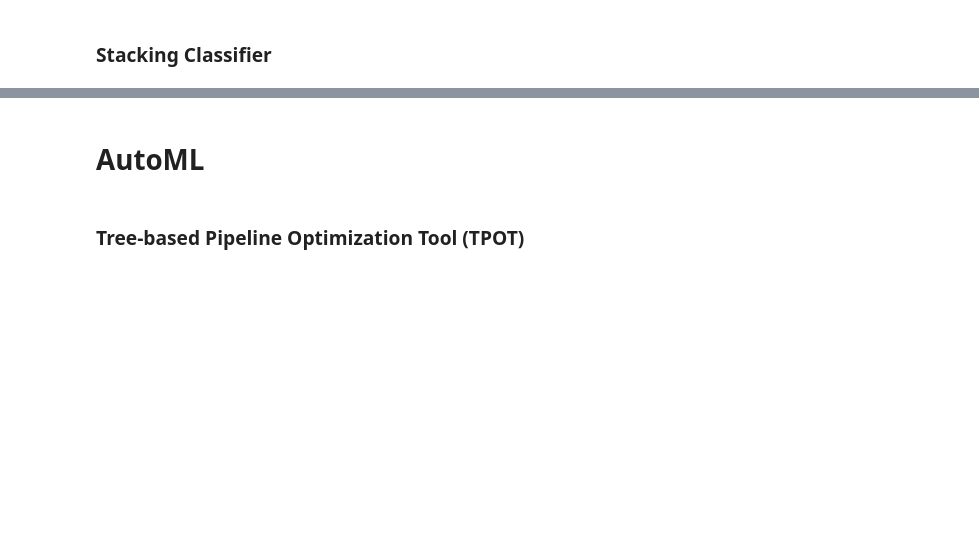
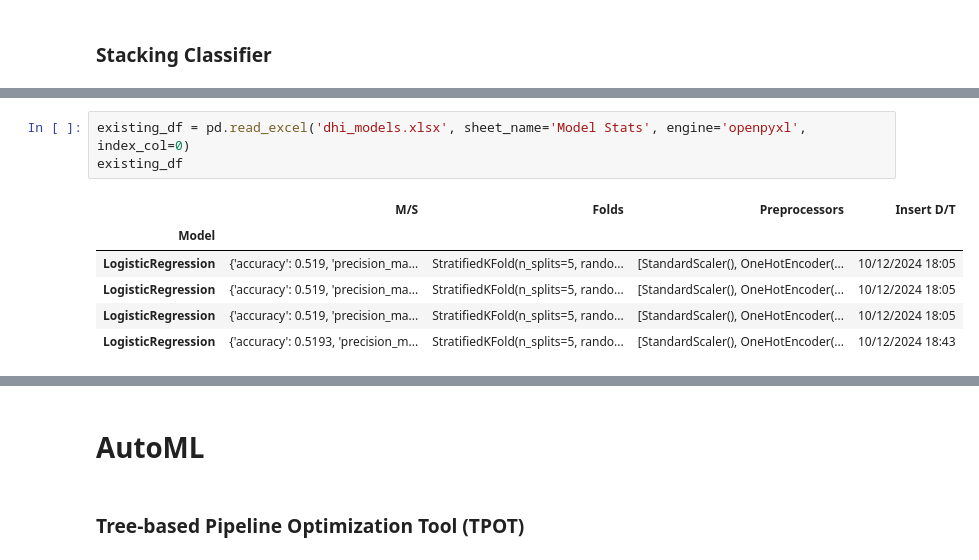
Before and after one commit to Spin8Cycle/diabHI, a Jupyter notebook: diabetes_health_indicator.ipynb, the cells around one changed output, grey strips where cells are left out. Drawn from its saved outputs; the diff is of its cells as text; blank space fills up the shorter version.

```diff
--- a/diabetes_health_indicator.ipynb
+++ b/diabetes_health_indicator.ipynb
@@ -915,0 +978,10 @@ pd.DataFrame(st_base)
+# %%
+existing_df = pd.read_excel('dhi_models.xlsx', sheet_name='Model Stats', engine='openpyxl', index_col=0)
+existing_df
+# %% [output]
+|  | M/S | Folds | Preprocessors | Insert D/T |
+| Model |  |  |  |  |
+| LogisticRegression | {'accuracy': 0.519, 'precision_ma... | StratifiedKFold(n_splits=5, rando... | [StandardScaler(), OneHotEncoder(... | 10/12/2024 18:05 |
+| LogisticRegression | {'accuracy': 0.519, 'precision_ma... | StratifiedKFold(n_splits=5, rando... | [StandardScaler(), OneHotEncoder(... | 10/12/2024 18:05 |
+| LogisticRegression | {'accuracy': 0.519, 'precision_ma... | StratifiedKFold(n_splits=5, rando... | [StandardScaler(), OneHotEncoder(... | 10/12/2024 18:05 |
+| LogisticRegression | {'accuracy': 0.5193, 'precision_m... | StratifiedKFold(n_splits=5, rando... | [StandardScaler(), OneHotEncoder(... | 10/12/2024 18:43 |
```
Also changed, not shown: parts of 28 cells of this notebook, 4 other files.
